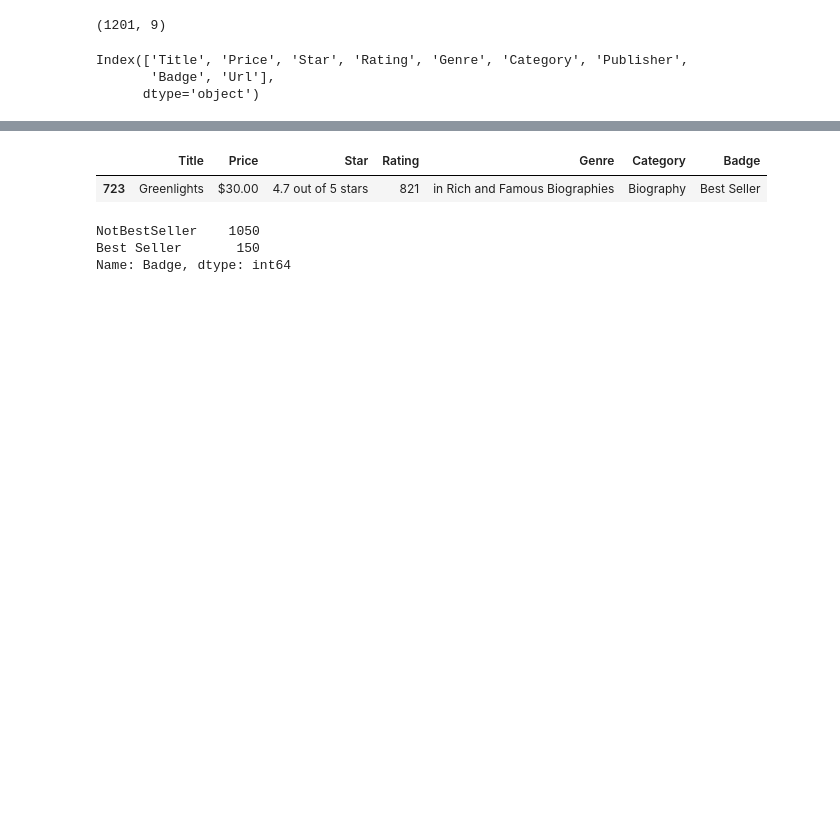
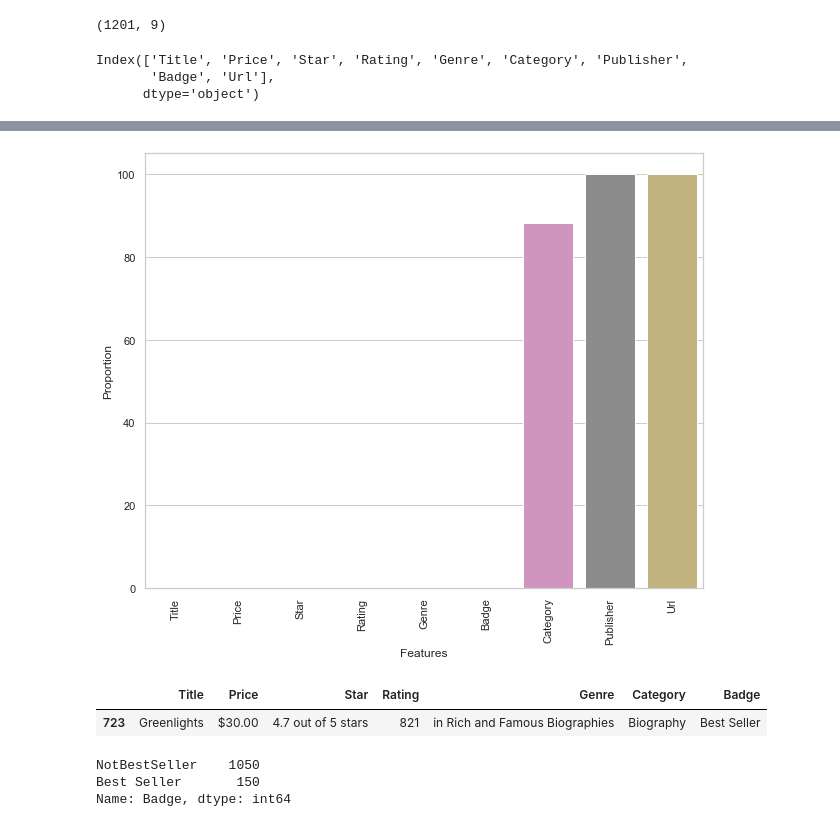
Before and after one commit to Richa-Vala/NYCWebscraping, a Jupyter notebook: NYCEDA.ipynb, the cells around one changed output, grey strips where cells are left out. Drawn from its saved outputs; the diff is of its cells as text; code cells hidden in the pictures; blank space fills up the shorter version.

```diff
--- a/NYCEDA.ipynb
+++ b/NYCEDA.ipynb
@@ -70,15 +80,17 @@ missing_values
 # %%
 #Visualize missing values in a barplot
 missing_vals = missing_values.to_frame()
 missing_vals.columns=['count']
 missing_vals.index.names=['Names']
 missing_vals['Names']=missing_vals.index
 plt.figure(figsize = (10,8))
 sns.set(style="whitegrid", color_codes=True)
 ax = sns.barplot(x = 'Names', y = 'count', data=missing_vals)
-ax.set(xlabel='Skill Name', ylabel='Count')
+ax.set(xlabel='Features', ylabel='Proportion')
 plt.xticks(rotation = 90)
 plt.show()
+# %% [output]
+[figure, added]
 # %%
 # dropping URL and Publisher columns
 dfbook.drop(["Url", "Publisher"], axis = 1, inplace = True)
```
Also changed, not shown: parts of 58 cells of this notebook.
